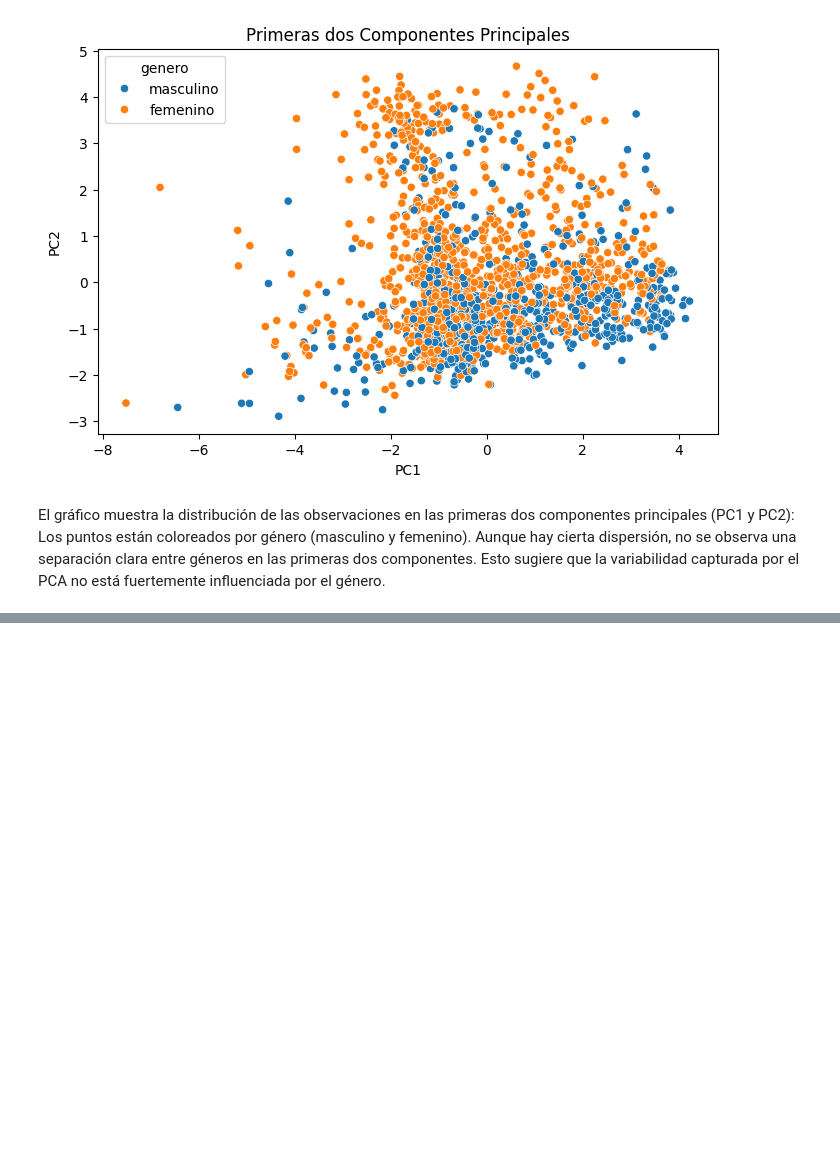
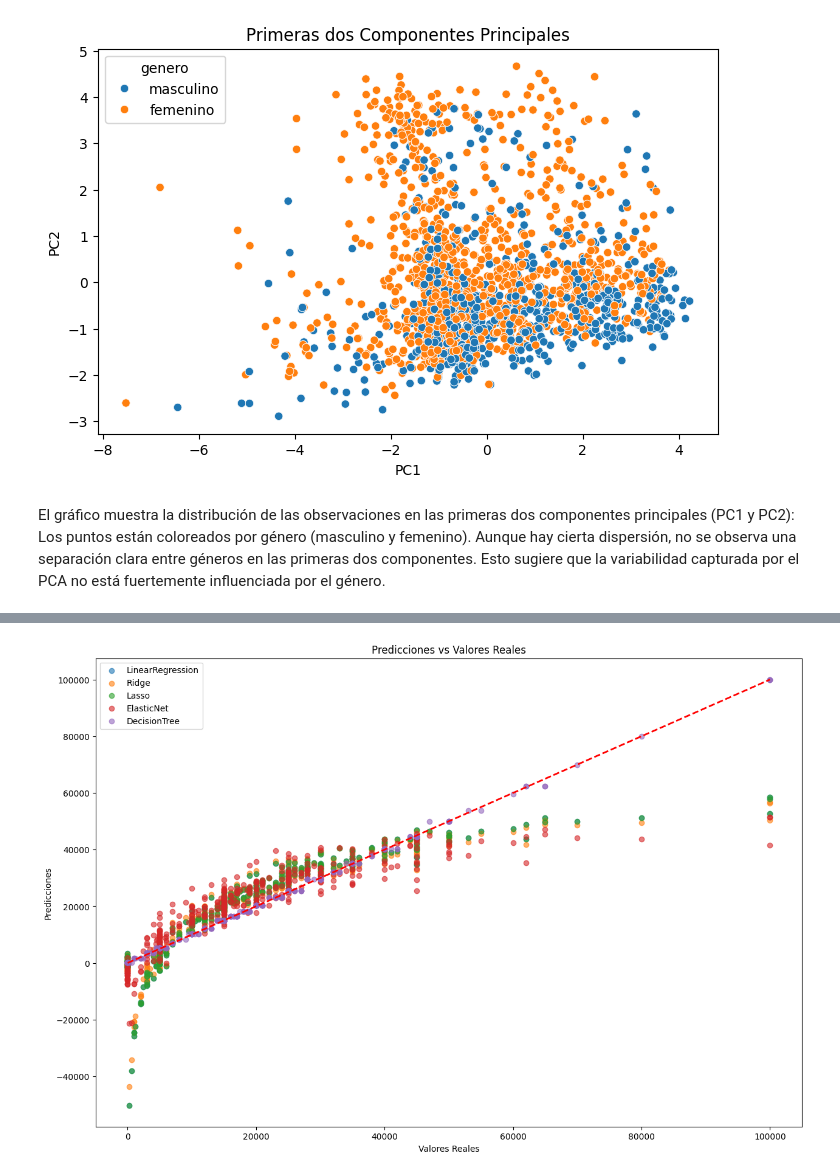
Before and after one commit to CamiPasten/Examen-ciencia-de-datos, a Jupyter notebook: Examen_of.ipynb, the cells around one changed output, grey strips where cells are left out. Saved outputs shown, nothing was run; the diff lists cells and outputs as text; code cells hidden in the pictures; blank space fills up the shorter version.

```diff
--- a/Examen_of.ipynb
+++ b/Examen_of.ipynb
@@ -742,0 +941,15 @@ Las primeras componentes principales explican la mayor parte de la varianza, per
+# %%
+# Gráfico de Predicciones vs Reales para cada modelo
+plt.figure(figsize=(15, 10))
+for name, model in models.items():
+    y_pred = model.predict(X_test[selected_features])
+    plt.scatter(y_test, y_pred, alpha=0.6, label=name)
+
+plt.plot([y_test.min(), y_test.max()], [y_test.min(), y_test.max()], 'k--', lw=2, color='red')
+plt.xlabel('Valores Reales')
+plt.ylabel('Predicciones')
+plt.title('Predicciones vs Valores Reales')
+plt.legend()
+plt.show()
+# %% [output]
+[figure, added]
```
Also changed, not shown: parts of 18 cells of this notebook.
